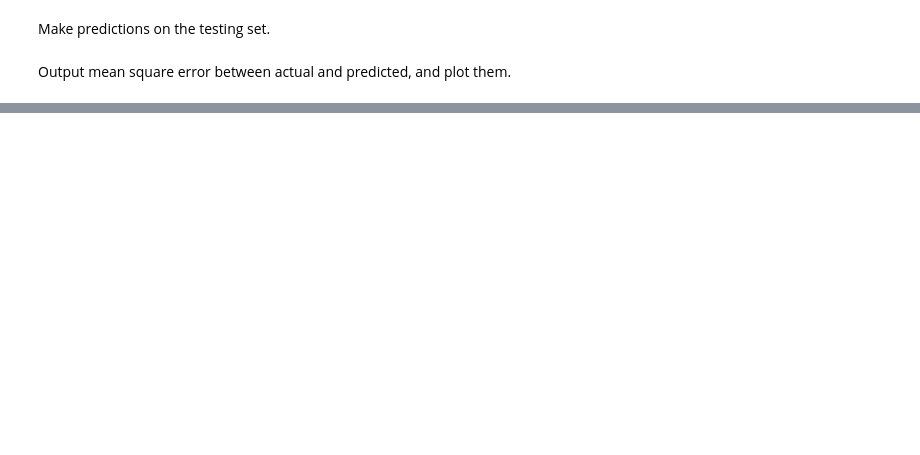
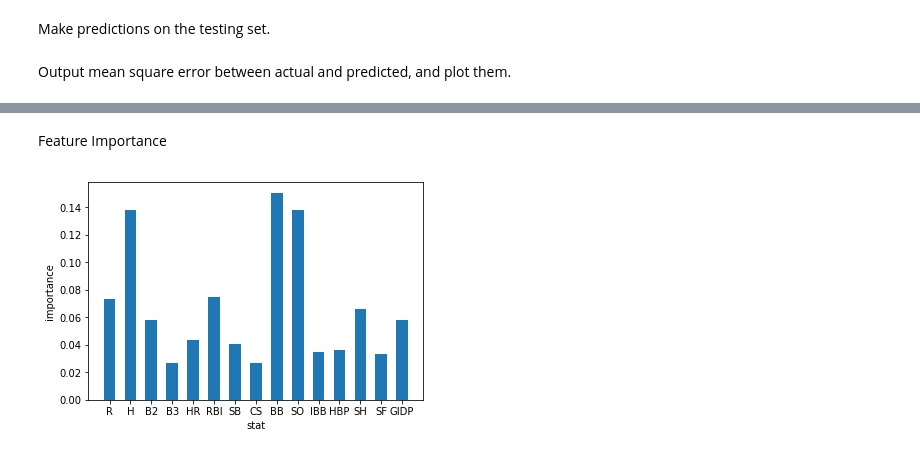
Before and after one commit to oliviawebber/pic16-final-project, a Jupyter notebook: summary.ipynb, the cells around one changed output, grey strips where cells are left out. Drawn from its saved outputs; the diff is of its cells as text; code cells hidden in the pictures; blank space fills up the shorter version.

```diff
--- a/summary.ipynb
+++ b/summary.ipynb
@@ -105,0 +112,9 @@ plt.show()
+# %% [markdown]
+Feature Importance
+# %%
+plt.bar(np.linspace(0,20,num=15), rf.feature_importances_, tick_label=labels[:15])
+plt.ylabel('importance')
+plt.xlabel('stat')
+plt.show()
+# %% [output]
+[figure, added]
```
Also changed, not shown: parts of 5 cells of this notebook, 1 other file.
